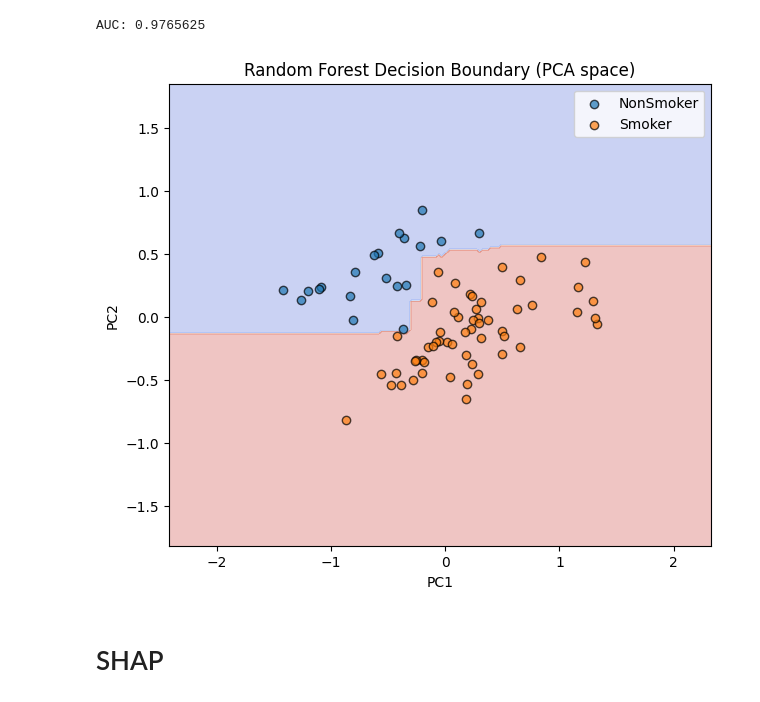
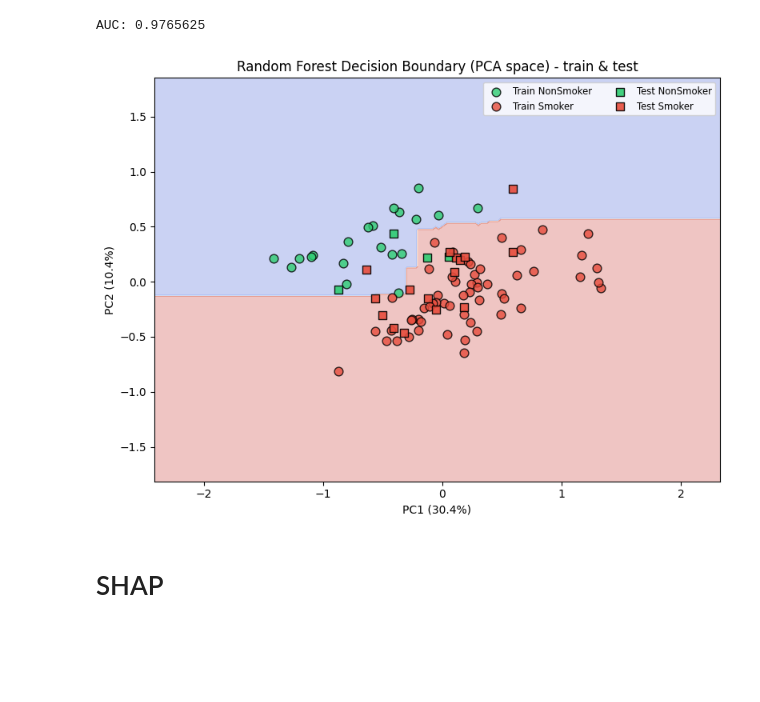
Before and after one commit to patinoboh/bioinformatika, a Jupyter notebook: project/project.ipynb, the cells around one changed output. Drawn from its saved outputs; the diff is of its cells as text; code cells hidden in the pictures; blank space fills up the shorter version.

```diff
--- a/project/project.ipynb
+++ b/project/project.ipynb
@@ -583,7 +624,7 @@ rf_pca = RandomForestClassifier(n_estimators=300, random_state=42, n_jobs=-1, cl
 
 import numpy as np
 
-x_min, x_max = X_train_pca[:,0].min() - 1, X_train_pca[:,0].max() + 1
+"""x_min, x_max = X_train_pca[:,0].min() - 1, X_train_pca[:,0].max() + 1
 y_min, y_max = X_train_pca[:,1].min() - 1, X_train_pca[:,1].max() + 1
 
 xx, yy = np.meshgrid(
@@ -591,34 +632,88 @@ xx, yy = np.meshgrid(
     np.linspace(y_min, y_max, 200)
 )
 
 rf_pca.fit(X_train_pca, y_train_num)
 
 Z = rf_pca.predict(np.c_[xx.ravel(), yy.ravel()])
 Z = Z.reshape(xx.shape)
 
 plt.figure(figsize=(7,6))
 
 plt.contourf(xx, yy, Z, alpha=0.3, cmap="coolwarm")
 
 colors = {'Smoker': 'red', 'NonSmoker': 'green'}
 
 for label in np.unique(y_train):
     idx = y_train == label
     plt.scatter(
         X_train_pca[idx, 0],
         X_train_pca[idx, 1],
         label=label,
         edgecolor='k',
         alpha=0.7
     )
 
 plt.xlabel("PC1")
 plt.ylabel("PC2")
 plt.title("Random Forest Decision Boundary (PCA space)")
 plt.legend()
+plt.show()"""
+
+#visualize rand forest decision boundary in PCA space including both train and test points
+from sklearn.preprocessing import LabelEncoder
+le = LabelEncoder()
+y_train_num = le.fit_transform(y_train)
+y_test_num = le.transform(y_test)
+
+pca_2d = PCA(n_components=2, random_state=42)
+X_train_pca = pca_2d.fit_transform(X_train)
+X_test_pca = pca_2d.transform(X_test)
+
+rf_pca = RandomForestClassifier(n_estimators=300, random_state=42, n_jobs=-1, class_weight='balanced', max_features='sqrt')
+rf_pca.fit(X_train_pca, y_train_num)
+
+# build grid over combined train+test range
+X_pca_all = np.vstack([X_train_pca, X_test_pca])
+x_min, x_max = X_pca_all[:, 0].min() - 1, X_pca_all[:, 0].max() + 1
+y_min, y_max = X_pca_all[:, 1].min() - 1, X_pca_all[:, 1].max() + 1
+xx, yy = np.meshgrid(
+    np.linspace(x_min, x_max, 200),
+    np.linspace(y_min, y_max, 200)
+)
+
+Z = rf_pca.predict(np.c_[xx.ravel(), yy.ravel()]).reshape(xx.shape)
+
+plt.figure(figsize=(8, 6))
+plt.contourf(xx, yy, Z, alpha=0.3, cmap='coolwarm')
+
+colors = {le.classes_[0]: '#2ecc71', le.classes_[1]: '#e74c3c'}
+
+# train points — circles
+for cls_idx, cls_label in enumerate(le.classes_):
+    idx = (y_train_num == cls_idx)
+    plt.scatter(
+        X_train_pca[idx, 0], X_train_pca[idx, 1],
+        c=colors[cls_label], label=f'Train {cls_label}',
+        marker='o', edgecolor='k', s=60, alpha=0.8
+    )
+
+# test points — squares
+for cls_idx, cls_label in enumerate(le.classes_):
+    idx = (y_test_num == cls_idx)
+    plt.scatter(
+        X_test_pca[idx, 0], X_test_pca[idx, 1],
+        c=colors[cls_label], label=f'Test {cls_label}',
+        marker='s', edgecolor='k', s=60, alpha=0.9
+    )
+
+plt.xlabel(f'PC1 ({pca_2d.explained_variance_ratio_[0]*100:.1f}%)')
+plt.ylabel(f'PC2 ({pca_2d.explained_variance_ratio_[1]*100:.1f}%)')
+plt.title('Random Forest Decision Boundary (PCA space) - train & test')
+plt.legend(ncol=2, fontsize='small')
+plt.tight_layout()
 plt.show()
 # %% [output]
-[figure, old version]
+[figure, new version]
 # %% [markdown]
 # SHAP
 # %%
```
Also changed, not shown: parts of 4 cells of this notebook, 1 other file.
